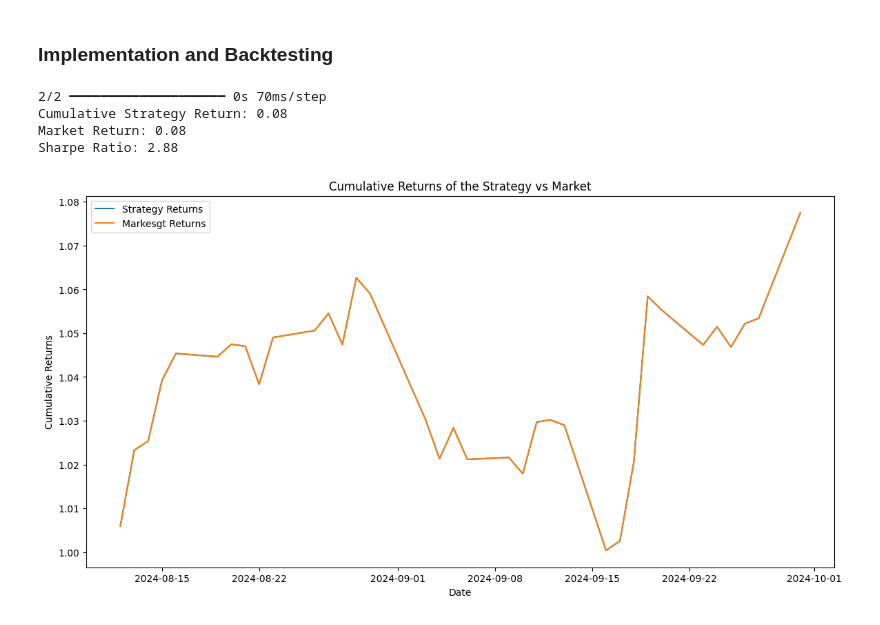
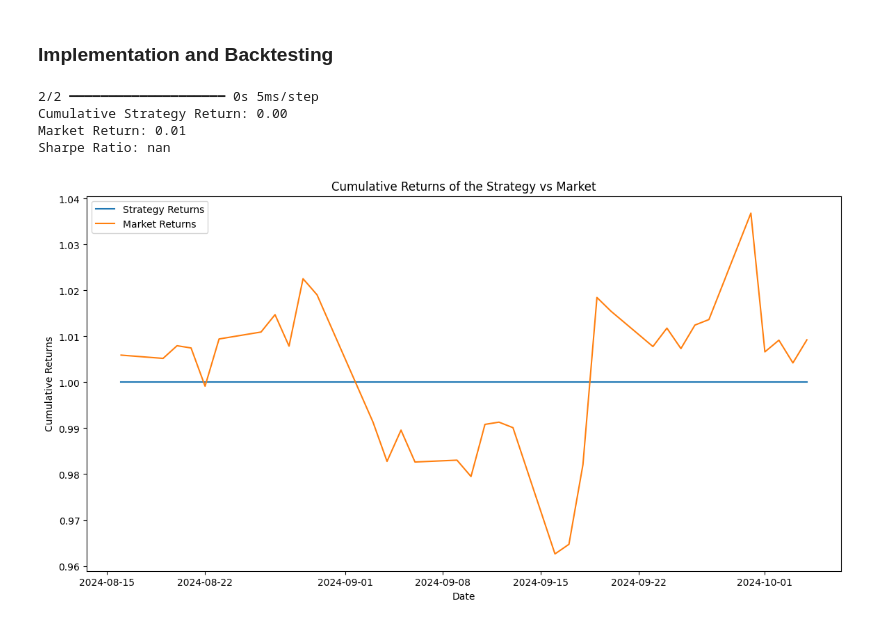
Before and after one commit to reb0und/RSIPredictorStrategy, a Jupyter notebook: RSIPrediction.ipynb, the cells around one changed output. Drawn from its saved outputs; the diff is of its cells as text; code cells hidden in the pictures.

```diff
--- a/RSIPrediction.ipynb
+++ b/RSIPrediction.ipynb
@@ -149,9 +149,9 @@ data = splits["AAPL"]
 
 model = Sequential()
 
-model.add(LSTM(units=500, return_sequences=True, input_shape=(data[0].shape[1], 1)))
+model.add(LSTM(units=100, return_sequences=True, input_shape=(data[0].shape[1], 1)))
 model.add(Dropout(0.5))
-model.add(LSTM(units=500, return_sequences=False))
+model.add(LSTM(units=100, return_sequences=False))
 model.add(Dropout(0.5))
 model.add(Dense(units=1))
 
@@ -205,37 +207,37 @@ plt.show()
 # %%
 predictions = model.predict(data[1])
 
 predicted_rsi, actual_rsi = scalers['AAPL'].inverse_transform(predictions),  scalers['AAPL'].inverse_transform(data[3].reshape(-1, 1))
 
 signals = pd.DataFrame(index=stock_data['AAPL'].index[-len(predictions):])
 signals['predicted_rsi'], signals['actual_rsi'], signals['signal'] = predicted_rsi, actual_rsi, 0
 
 # Buy @ RSI < 30, sell @ RSI > 70
-signals.loc[signals['predicted_rsi'] < 70, 'signal'], signals.loc[signals['predicted_rsi'] > 30, 'signal'] = -1, 1
+signals.loc[signals['predicted_rsi'] >= 60, 'signal'], signals.loc[signals['predicted_rsi'] <= 40, 'signal'] = -1, 1
 
 signals['daily_returns'] = stock_data['AAPL']['Close'][-len(predictions):].pct_change()
 signals['strategy_returns'] = signals['daily_returns'] * signals['signal'].shift(1)
 
 signals['cumulative_strategy_returns'], signals['cumulative_market_returns'] = (1 + signals['strategy_returns']).cumprod(), (1 + signals['daily_returns']).cumprod()
 
 cumulative_return = signals['cumulative_strategy_returns'][-1] - 1
 sharpe_ratio = signals['strategy_returns'].mean() / signals['strategy_returns'].std() * np.sqrt(252)
 
 print(f"Cumulative Strategy Return: {cumulative_return:.2f}")
 print(f"Market Return: {signals['cumulative_market_returns'][-1] - 1:.2f}")
 print(f"Sharpe Ratio: {sharpe_ratio:.2f}")
 
 plt.figure(figsize=(14, 7))
 plt.plot(signals['cumulative_strategy_returns'], label='Strategy Returns')
-plt.plot(signals['cumulative_market_returns'], label='Markesgt Returns')
+plt.plot(signals['cumulative_market_returns'], label='Market Returns')
 plt.title('Cumulative Returns of the Strategy vs Market')
 plt.xlabel('Date')
 plt.ylabel('Cumulative Returns')
 plt.legend()
 plt.show()
 # %% [output]
-2/2 ━━━━━━━━━━━━━━━━━━━━ 0s 70ms/step
-Cumulative Strategy Return: 0.08
-Market Return: 0.08
-Sharpe Ratio: 2.88
+2/2 ━━━━━━━━━━━━━━━━━━━━ 0s 5ms/step
+Cumulative Strategy Return: 0.00
+Market Return: 0.01
+Sharpe Ratio: nan
-[figure, old version]
+[figure, new version]
```
Also changed, not shown: parts of 6 cells of this notebook.
